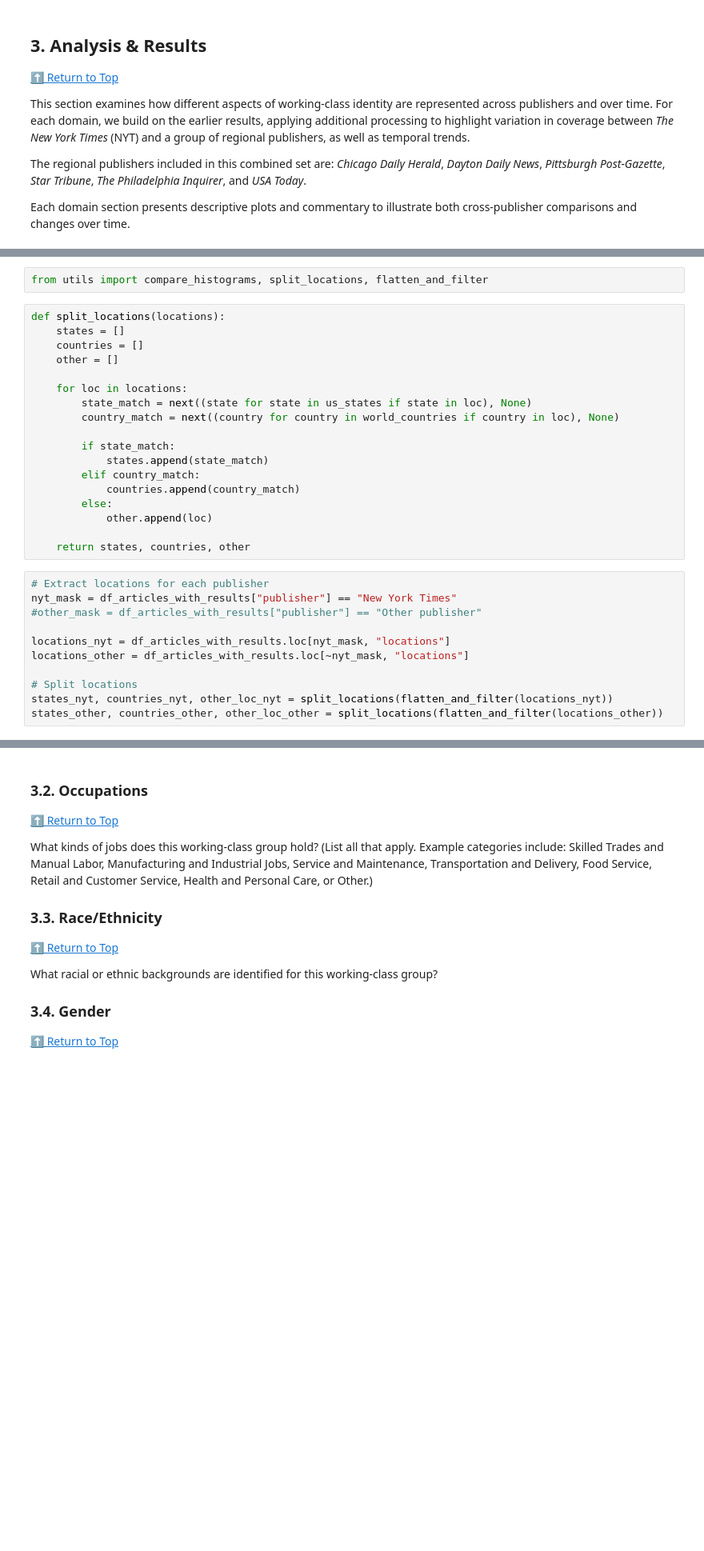
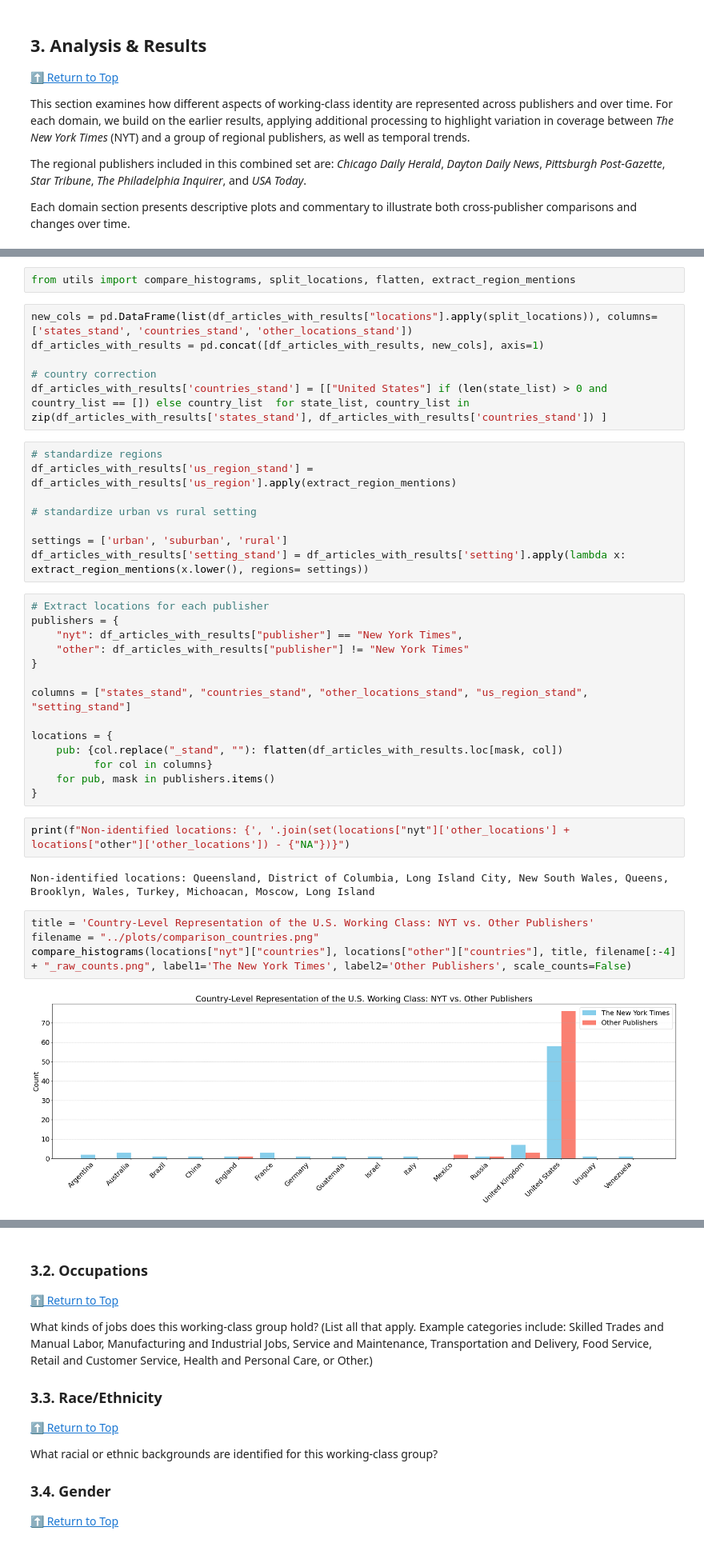
Before and after one commit to laurauguc/working_class_media_analysis, a Jupyter notebook: analysis/Who_is_the_Working_Class.ipynb, the cells around one changed output, grey strips where cells are left out. Shown at 80% size. Saved outputs shown, nothing was run; the diff lists cells and outputs as text; blank space fills up the shorter version.

```diff
--- a/analysis/Who_is_the_Working_Class.ipynb
+++ b/analysis/Who_is_the_Working_Class.ipynb
@@ -437,31 +434,40 @@ Where is this working-class group located? (List all relevant U.S. states, or, i
 # %%
-from utils import compare_histograms, split_locations, flatten_and_filter
+from utils import compare_histograms, split_locations, flatten, extract_region_mentions
-# %%
-def split_locations(locations):
-    states = []
-    countries = []
-    other = []
-
-    for loc in locations:
-        state_match = next((state for state in us_states if state in loc), None)
-        country_match = next((country for country in world_countries if country in loc), None)
-
-        if state_match:
-            states.append(state_match)
-        elif country_match:
-            countries.append(country_match)
-        else:
-            other.append(loc)
-
-    return states, countries, other
-# %%
-# Extract locations for each publisher
-nyt_mask = df_articles_with_results["publisher"] == "New York Times"
-#other_mask = df_articles_with_results["publisher"] == "Other publisher"
-
-locations_nyt = df_articles_with_results.loc[nyt_mask, "locations"]
-locations_other = df_articles_with_results.loc[~nyt_mask, "locations"]
-
-# Split locations
-states_nyt, countries_nyt, other_loc_nyt = split_locations(flatten_and_filter(locations_nyt))
-states_other, countries_other, other_loc_other = split_locations(flatten_and_filter(locations_other))
+# %%
+new_cols = pd.DataFrame(list(df_articles_with_results["locations"].apply(split_locations)), columns=['states_stand', 'countries_stand', 'other_locations_stand'])
+df_articles_with_results = pd.concat([df_articles_with_results, new_cols], axis=1)
+
+# country correction
+df_articles_with_results['countries_stand'] = [["United States"] if (len(state_list) > 0 and country_list == []) else country_list  for state_list, country_list in zip(df_articles_with_results['states_stand'], df_articles_with_results['countries_stand']) ]
+# %%
+# standardize regions
+df_articles_with_results['us_region_stand'] = df_articles_with_results['us_region'].apply(extract_region_mentions)
+
+# standardize urban vs rural setting
+
+settings = ['urban', 'suburban', 'rural']
+df_articles_with_results['setting_stand'] = df_articles_with_results['setting'].apply(lambda x: extract_region_mentions(x.lower(), regions= settings))
+# %%
+# Extract locations for each publisher
+publishers = {
+    "nyt": df_articles_with_results["publisher"] == "New York Times",
+    "other": df_articles_with_results["publisher"] != "New York Times"
+}
+
+columns = ["states_stand", "countries_stand", "other_locations_stand", "us_region_stand", "setting_stand"]
+
+locations = {
+    pub: {col.replace("_stand", ""): flatten(df_articles_with_results.loc[mask, col])
+          for col in columns}
+    for pub, mask in publishers.items()
+}
+# %%
+print(f"Non-identified locations: {', '.join(set(locations["nyt"]['other_locations'] + locations["other"]['other_locations']) - {"NA"})}")
+# %% [output]
+Non-identified locations: Queensland, District of Columbia, Long Island City, New South Wales, Queens, Brooklyn, Wales, Turkey, Michoacan, Moscow, Long Island
+# %%
+title = 'Country-Level Representation of the U.S. Working Class: NYT vs. Other Publishers'
+filename = "../plots/comparison_countries.png"
+compare_histograms(locations["nyt"]["countries"], locations["other"]["countries"], title, filename[:-4] + "_raw_counts.png", label1='The New York Times', label2='Other Publishers', scale_counts=False)
+# %% [output]
+[figure, added]
```
Also changed, not shown: parts of 17 cells of this notebook, 4 other files.
